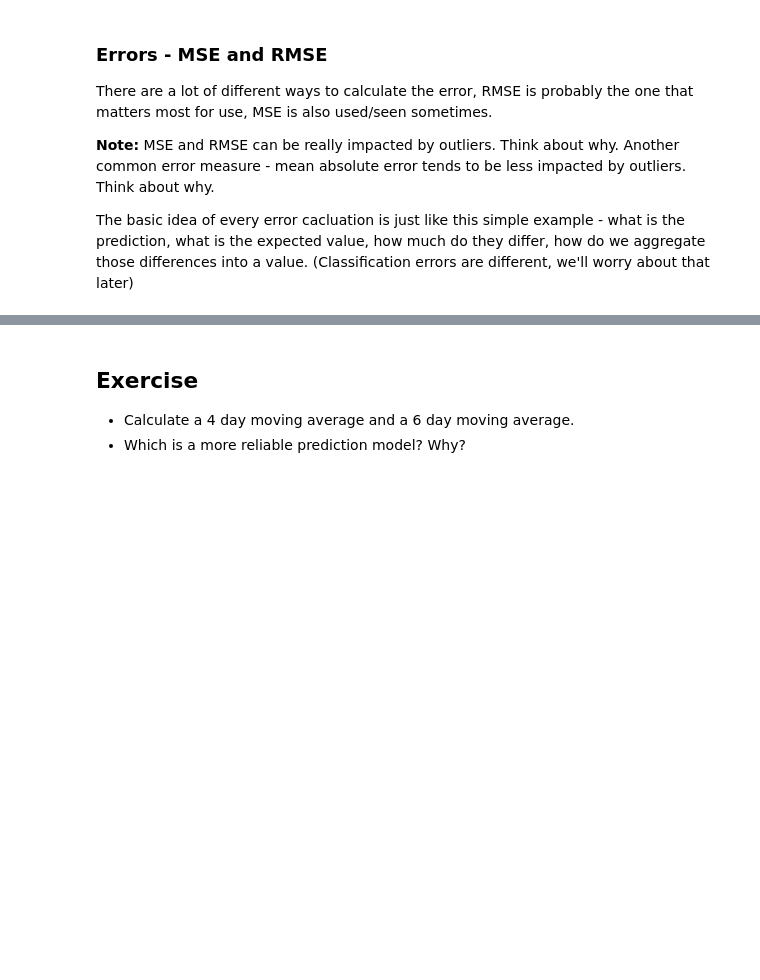
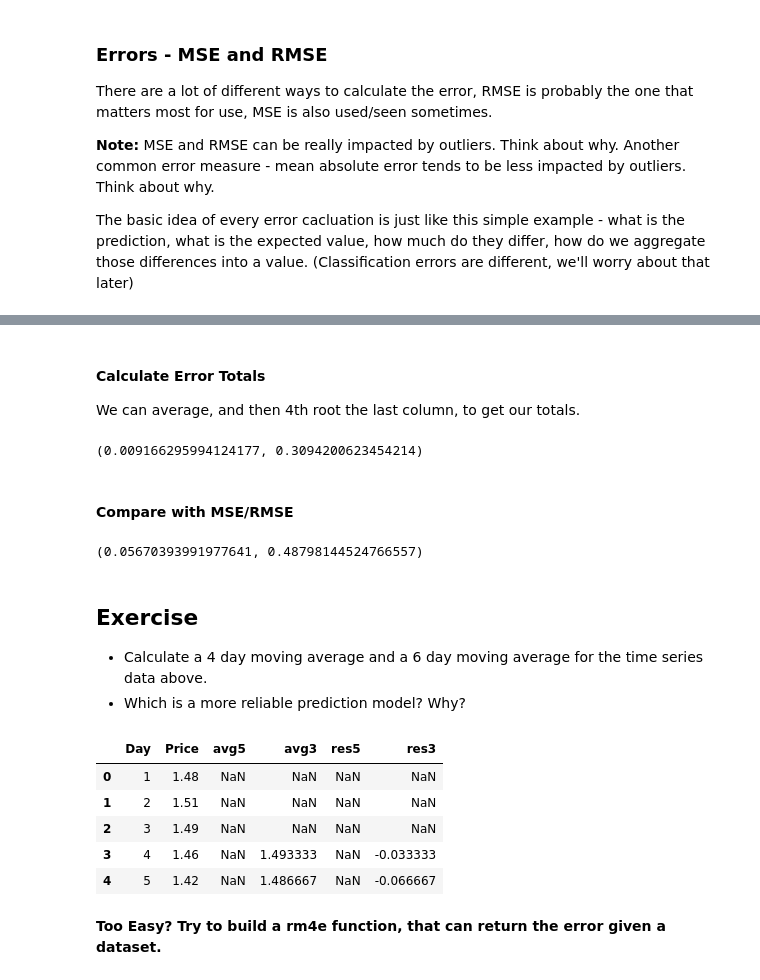
Before and after one commit to zareeiant/Basic_Stats_in_Python_Student_Workbooks, a Jupyter notebook: 012_Errors_Basic_Time_Series.ipynb, the cells around one changed output, grey strips where cells are left out. Drawn from its saved outputs; the diff is of its cells as text; code cells hidden in the pictures; blank space fills up the shorter version.

```diff
--- a/012_Errors_Basic_Time_Series.ipynb
+++ b/012_Errors_Basic_Time_Series.ipynb
@@ -245,9 +346,38 @@ The basic idea of every error cacluation is just like this simple example - what
+# %% [markdown]
+#### Calculate Error Totals
+
+We can average, and then 4th root the last column, to get our totals.
+# %%
+m4e = d2["res4"].mean()
+rm4e = d2["res4"].mean()**(1/4)
+m4e, rm4e
+# %% [output]
+(0.009166295994124177, 0.3094200623454214)
+# %% [markdown]
+#### Compare with MSE/RMSE
+# %%
+d2["res2"] = d2["residual"]**2
+m2e = d2["res2"].mean()
+rm2e = d2["res2"].mean()**(1/4)
+m2e, rm2e
+# %% [output]
+(0.05670393991977641, 0.48798144524766557)
 # %% [markdown]
 ## Exercise
 
 <ul>
-<li>Calculate a 4 day moving average and a 6 day moving average.
+<li>Calculate a 4 day moving average and a 6 day moving average for the time series data above.
 <li>Which is a more reliable prediction model? Why?
 </ul>
 # %%
 # Code here
+df.head()
+# %% [output]
+|  | Day | Price | avg5 | avg3 | res5 | res3 |
+| 0 | 1 | 1.48 | NaN | NaN | NaN | NaN |
+| 1 | 2 | 1.51 | NaN | NaN | NaN | NaN |
+| 2 | 3 | 1.49 | NaN | NaN | NaN | NaN |
+| 3 | 4 | 1.46 | NaN | 1.493333 | NaN | -0.033333 |
+| 4 | 5 | 1.42 | NaN | 1.486667 | NaN | -0.066667 |
+# %% [markdown]
+<b>Too Easy? Try to build a rm4e function, that can return the error given a dataset.</b>
```
Also changed, not shown: parts of 18 cells of this notebook, 1 other file.
